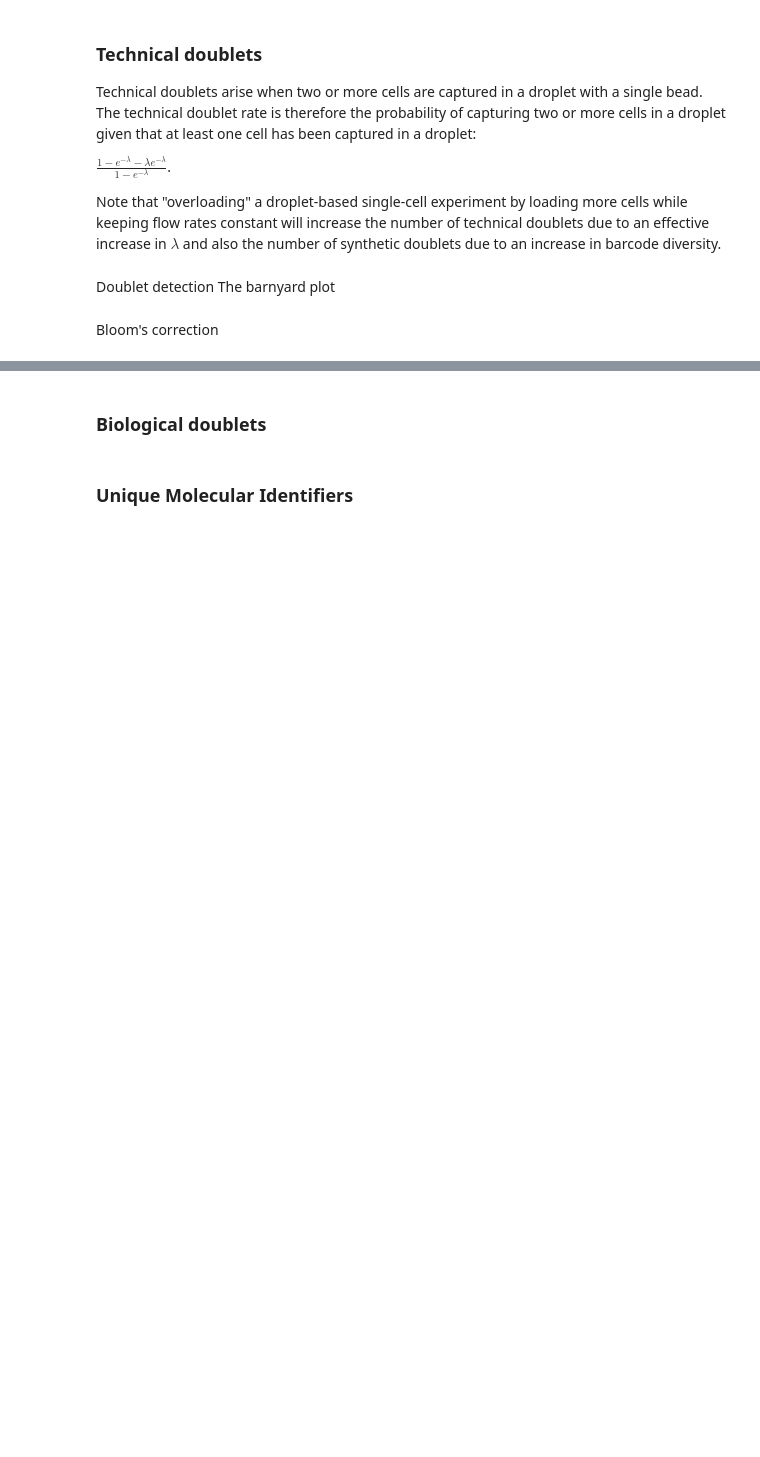
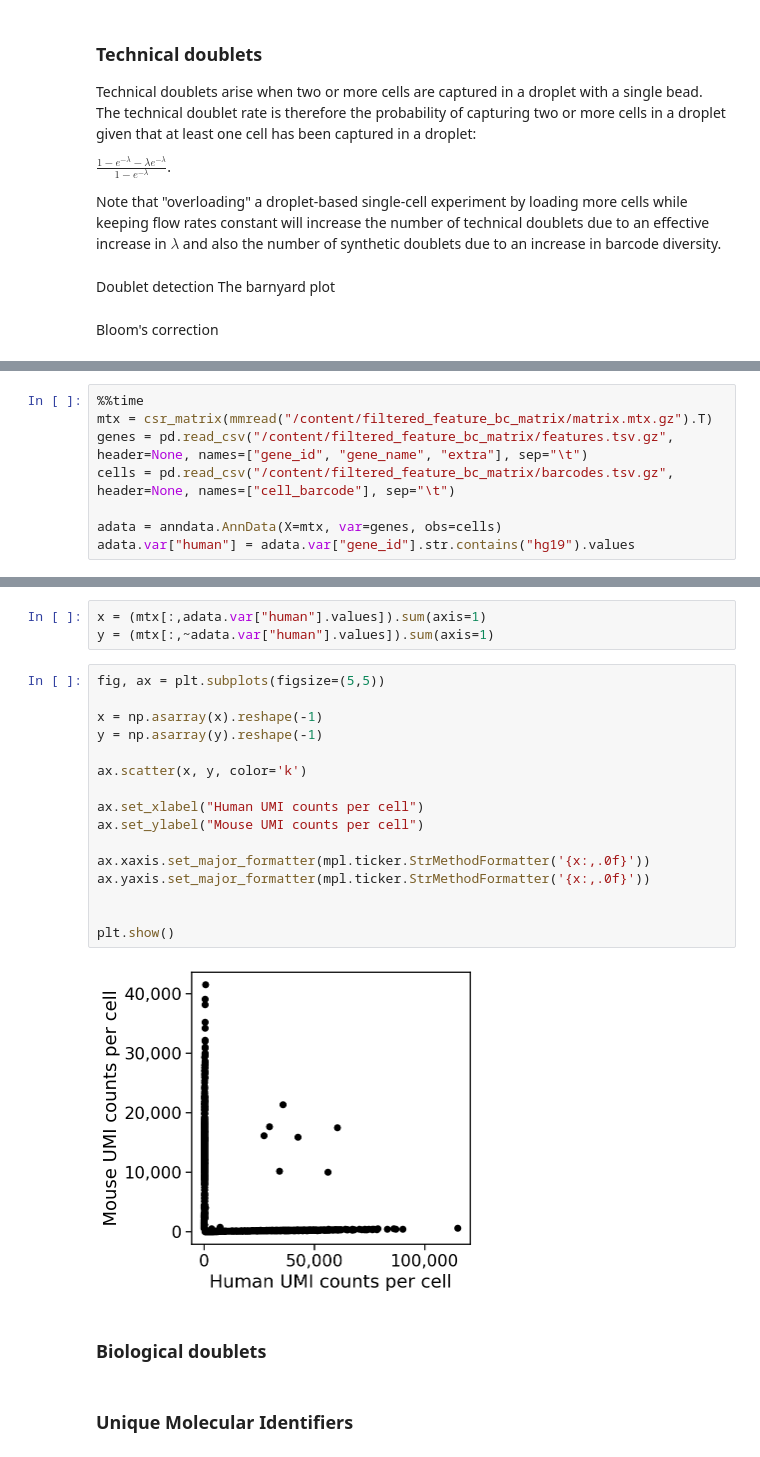
Before and after one commit to pachterlab/kallistobustools, a Jupyter notebook: notebooks/Introduction_single_cell_RNA_seq.ipynb, the cells around one changed output, grey strips where cells are left out. Saved outputs shown, nothing was run; the diff lists cells and outputs as text; blank space fills up the shorter version.

Commit message:
Added barnyard plot

```diff
--- a/notebooks/Introduction_single_cell_RNA_seq.ipynb
+++ b/notebooks/Introduction_single_cell_RNA_seq.ipynb
@@ -377,0 +402,8 @@ Bloom's correction
+# %%
+%%time
+mtx = csr_matrix(mmread("/content/filtered_feature_bc_matrix/matrix.mtx.gz").T)
+genes = pd.read_csv("/content/filtered_feature_bc_matrix/features.tsv.gz", header=None, names=["gene_id", "gene_name", "extra"], sep="\t")
+cells = pd.read_csv("/content/filtered_feature_bc_matrix/barcodes.tsv.gz", header=None, names=["cell_barcode"], sep="\t")
+
+adata = anndata.AnnData(X=mtx, var=genes, obs=cells)
+adata.var["human"] = adata.var["gene_id"].str.contains("hg19").values
@@ -378,3 +413,24 @@ Bloom's correction
+# %%
+x = (mtx[:,adata.var["human"].values]).sum(axis=1)
+y = (mtx[:,~adata.var["human"].values]).sum(axis=1)
+# %%
+fig, ax = plt.subplots(figsize=(5,5))
+
+x = np.asarray(x).reshape(-1)
+y = np.asarray(y).reshape(-1)
+
+ax.scatter(x, y, color='k')
+
+ax.set_xlabel("Human UMI counts per cell")
+ax.set_ylabel("Mouse UMI counts per cell")
+
+ax.xaxis.set_major_formatter(mpl.ticker.StrMethodFormatter('{x:,.0f}'))
+ax.yaxis.set_major_formatter(mpl.ticker.StrMethodFormatter('{x:,.0f}'))
+
+
+plt.show()
+# %% [output]
+[figure, added]
 # %% [markdown]
 ### Biological doublets
 # %% [markdown]
```
Also changed, not shown: parts of 4 cells of this notebook.
